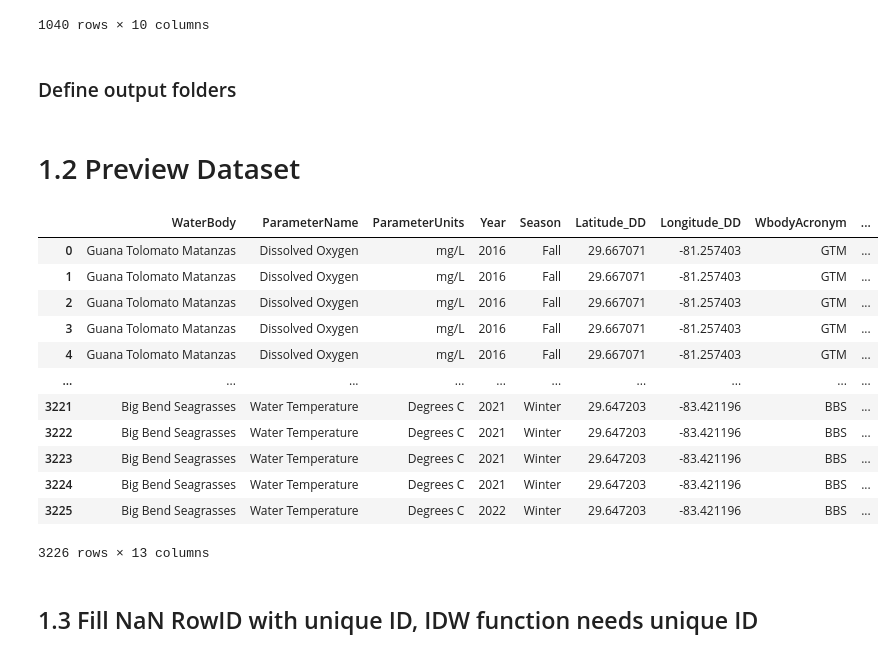
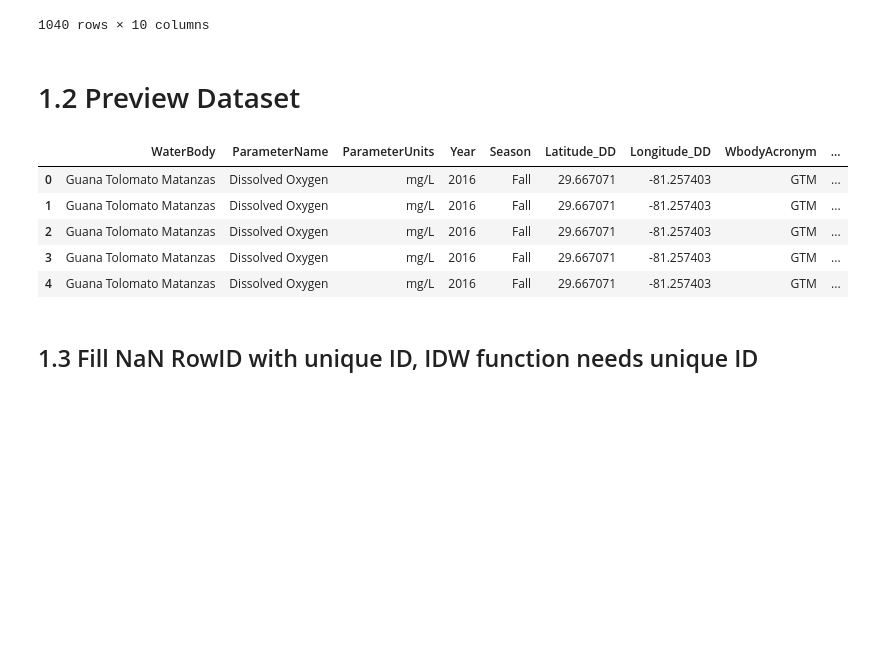
Before and after one commit to qiang-yi/SEACAR_WQ_Task2, a Jupyter notebook: Task2A_IDW_Con_Month_Week.ipynb, the cells around one changed output. Drawn from its saved outputs; the diff is of its cells as text; code cells hidden in the pictures; blank space fills up the shorter version.

```diff
--- a/Task2A_IDW_Con_Month_Week.ipynb
+++ b/Task2A_IDW_Con_Month_Week.ipynb
@@ -283,5 +243,3 @@ df_week_table
 | 1038 | Guana Tolomato Matanzas | Water Temperature | 51 |  |  |  |  | GTM | 2017-03-25 | ... |
 | 1039 | Guana Tolomato Matanzas | Water Temperature | 52 |  |  |  |  | GTM | 2017-04-01 | ... |
 1040 rows × 10 columns
-# %% [markdown]
-### Define output folders
@@ -291,21 +246,14 @@ idwCon_folder = gis_path + r"idw_Con/week"
 # %% [markdown]
 # 1.2 Preview Dataset <a class="anchor" id="reg_preview"></a>
 # %%
-df_week_select_Mean
+df_week_select_Mean.head()
 # %% [output]
 |  | WaterBody | ParameterName | ParameterUnits | Year | Season | Latitude_DD | Longitude_DD | WbodyAcronym | ... |
 | 0 | Guana Tolomato Matanzas | Dissolved Oxygen | mg/L | 2016 | Fall | 29.667071 | -81.257403 | GTM | ... |
 | 1 | Guana Tolomato Matanzas | Dissolved Oxygen | mg/L | 2016 | Fall | 29.667071 | -81.257403 | GTM | ... |
 | 2 | Guana Tolomato Matanzas | Dissolved Oxygen | mg/L | 2016 | Fall | 29.667071 | -81.257403 | GTM | ... |
 | 3 | Guana Tolomato Matanzas | Dissolved Oxygen | mg/L | 2016 | Fall | 29.667071 | -81.257403 | GTM | ... |
 | 4 | Guana Tolomato Matanzas | Dissolved Oxygen | mg/L | 2016 | Fall | 29.667071 | -81.257403 | GTM | ... |
-| ... | ... | ... | ... | ... | ... | ... | ... | ... | ... |
-| 3221 | Big Bend Seagrasses | Water Temperature | Degrees C | 2021 | Winter | 29.647203 | -83.421196 | BBS | ... |
-| 3222 | Big Bend Seagrasses | Water Temperature | Degrees C | 2021 | Winter | 29.647203 | -83.421196 | BBS | ... |
-| 3223 | Big Bend Seagrasses | Water Temperature | Degrees C | 2021 | Winter | 29.647203 | -83.421196 | BBS | ... |
-| 3224 | Big Bend Seagrasses | Water Temperature | Degrees C | 2021 | Winter | 29.647203 | -83.421196 | BBS | ... |
-| 3225 | Big Bend Seagrasses | Water Temperature | Degrees C | 2022 | Winter | 29.647203 | -83.421196 | BBS | ... |
-3226 rows × 13 columns
 # %% [markdown]
 ## 1.3 Fill NaN RowID with unique ID, IDW function needs unique ID <a class="anchor" id="reg_id"></a>
 # %%
```
Also changed, not shown: parts of 17 cells of this notebook.
